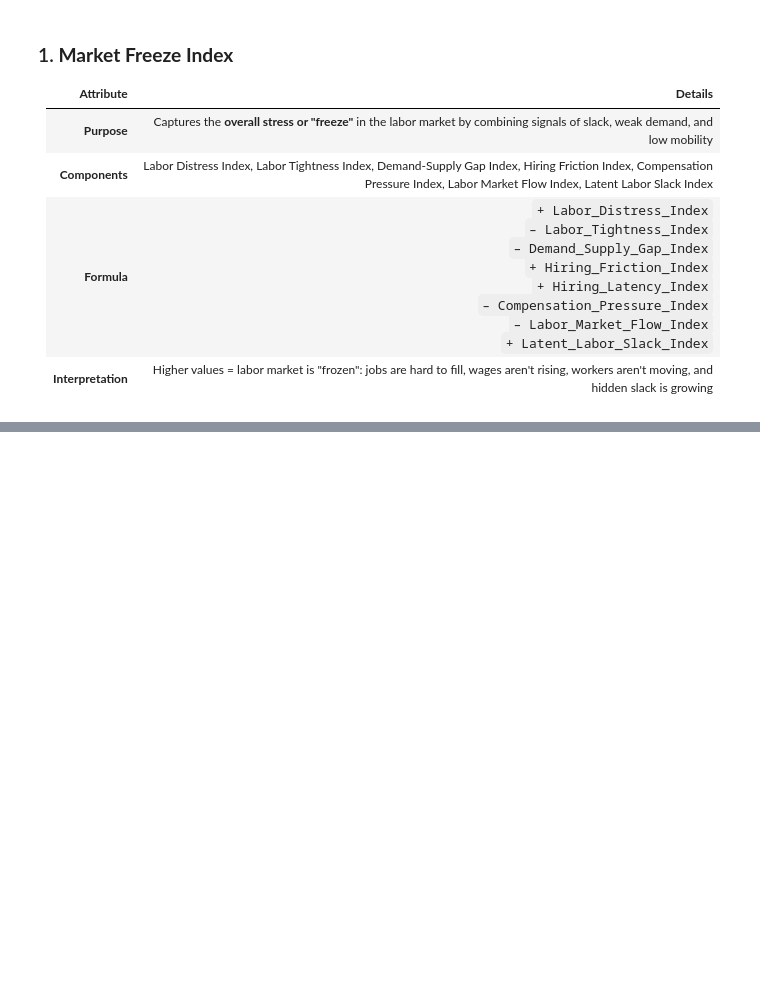
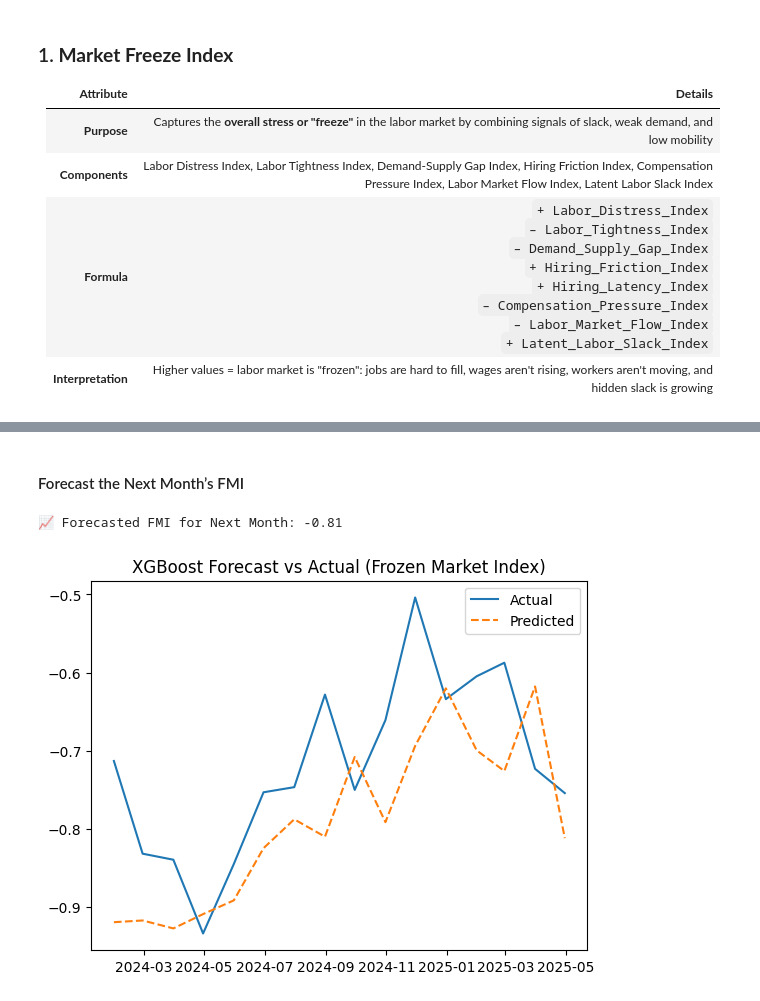
Before and after one commit to Makster04/Labor_Market_Index, a Jupyter notebook: Demand_vs_Supply.ipynb, the cells around one changed output, grey strips where cells are left out. Cells and saved outputs as stored; diff of their text form; code cells hidden in the pictures; blank space fills up the shorter version.

```diff
--- a/Demand_vs_Supply.ipynb
+++ b/Demand_vs_Supply.ipynb
@@ -887,0 +956,29 @@ Let me know if you’d like to annotate these trends directly on the visuals or
+# %%
+# Refit Model with Regularization + Simpler Complexity
+
+model = XGBRegressor(
+    n_estimators=250,
+    max_depth=4,
+    learning_rate=0.05,
+    subsample=0.9,
+    colsample_bytree=0.8,
+    reg_lambda=0.1,
+    random_state=42
+)
+# 2. Rerun TimeSeriesSplit with This Model
+
+scores = cross_val_score(model, X, y, cv=tscv, scoring='neg_root_mean_squared_error')
+print(f"New Average CV RMSE: {-np.mean(scores):.2f}")
+
+
+# 3. Rerun Train/Test RMSE to Compare
+
+model.fit(X_train, y_train)
+
+train_pred = model.predict(X_train)
+train_rmse = mean_squared_error(y_train, train_pred, squared=False)
+test_pred = model.predict(X_test)
+test_rmse = mean_squared_error(y_test, test_pred, squared=False)
+
+print(f"Train RMSE: {train_rmse:.2f}")
+print(f"Test RMSE: {test_rmse:.2f}")
@@ -887,0 +1001,16 @@ Let me know if you’d like to annotate these trends directly on the visuals or
+# %% [markdown]
+#### Forecast the Next Month’s FMI
+# %%
+latest = df_model.iloc[-1:][feature_cols]
+next_fmi = model.predict(latest)[0]
+print(f"📈 Forecasted FMI for Next Month: {next_fmi:.2f}")
+
+
+plt.plot(y_test.index, y_test, label='Actual')
+plt.plot(y_test.index, test_pred, label='Predicted', linestyle='--')
+plt.title('XGBoost Forecast vs Actual (Frozen Market Index)')
+plt.legend()
+plt.show()
+# %% [output]
+📈 Forecasted FMI for Next Month: -0.81
+[figure, added]
```
Also changed, not shown: parts of 47 cells of this notebook, 9 other files.
